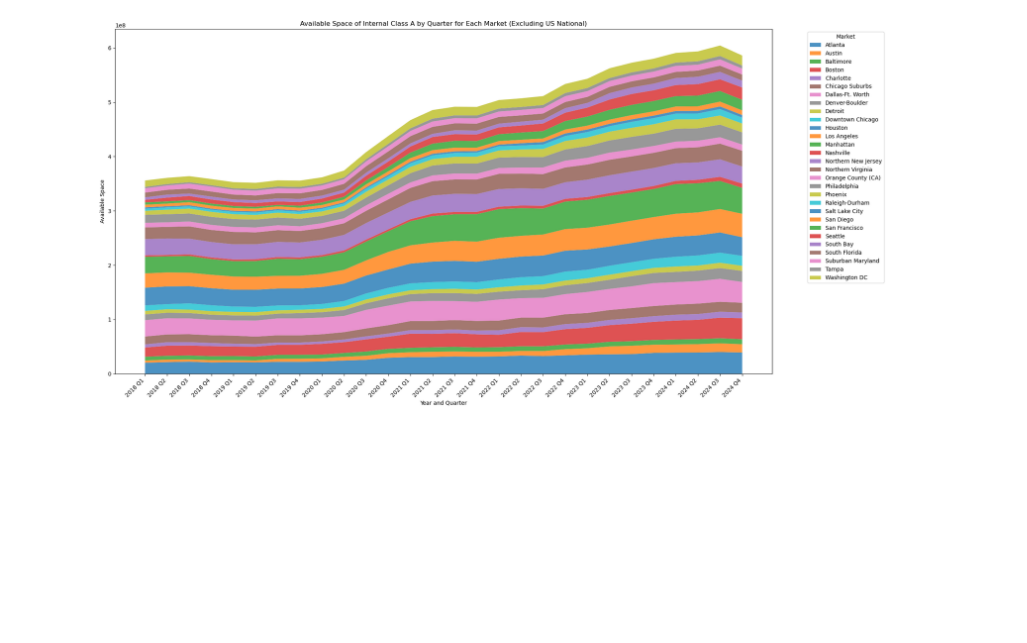
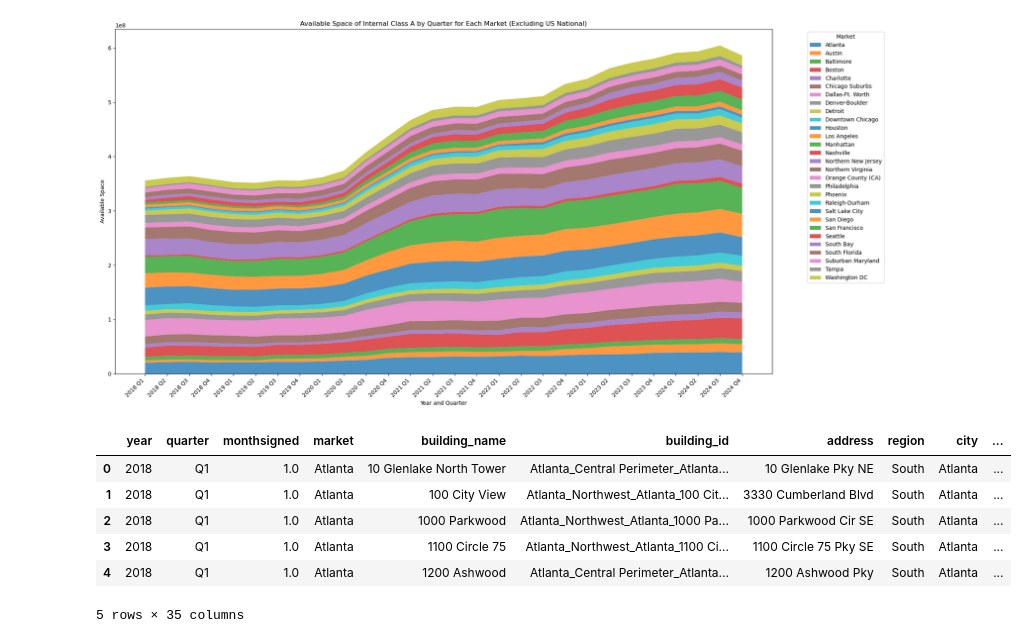
Before and after one commit to GlenFilson/ASADatafest25, a Jupyter notebook: Notebooks/cameron.ipynb, the cells around one changed output. Saved outputs shown, nothing was run; the diff lists cells and outputs as text; code cells hidden in the pictures; blank space fills up the shorter version.

```diff
--- a/Notebooks/cameron.ipynb
+++ b/Notebooks/cameron.ipynb
@@ -66,3 +66,14 @@ plt.tight_layout()
 plt.show()
 # %% [output]
 [figure]
+# %%
+leases = pd.read_csv('../Datasets/Leases.csv')
+leases.head()
+# %% [output]
+|  | year | quarter | monthsigned | market | building_name | building_id | address | region | city | ... |
+| 0 | 2018 | Q1 | 1.0 | Atlanta | 10 Glenlake North Tower | Atlanta_Central Perimeter_Atlanta... | 10 Glenlake Pky NE | South | Atlanta | ... |
+| 1 | 2018 | Q1 | 1.0 | Atlanta | 100 City View | Atlanta_Northwest_Atlanta_100 Cit... | 3330 Cumberland Blvd | South | Atlanta | ... |
+| 2 | 2018 | Q1 | 1.0 | Atlanta | 1000 Parkwood | Atlanta_Northwest_Atlanta_1000 Pa... | 1000 Parkwood Cir SE | South | Atlanta | ... |
+| 3 | 2018 | Q1 | 1.0 | Atlanta | 1100 Circle 75 | Atlanta_Northwest_Atlanta_1100 Ci... | 1100 Circle 75 Pky SE | South | Atlanta | ... |
+| 4 | 2018 | Q1 | 1.0 | Atlanta | 1200 Ashwood | Atlanta_Central Perimeter_Atlanta... | 1200 Ashwood Pky | South | Atlanta | ... |
+5 rows × 35 columns
```
